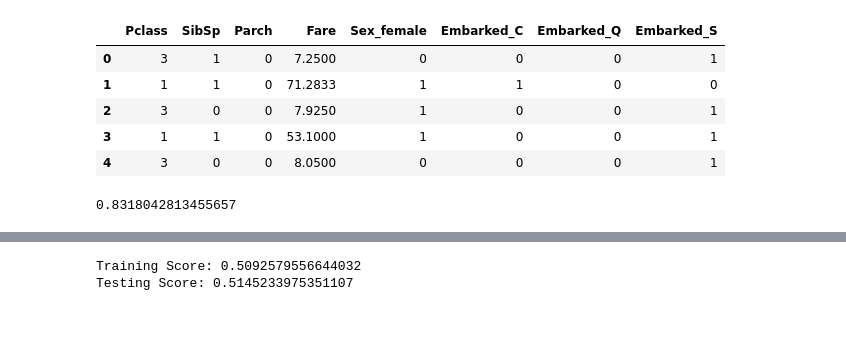
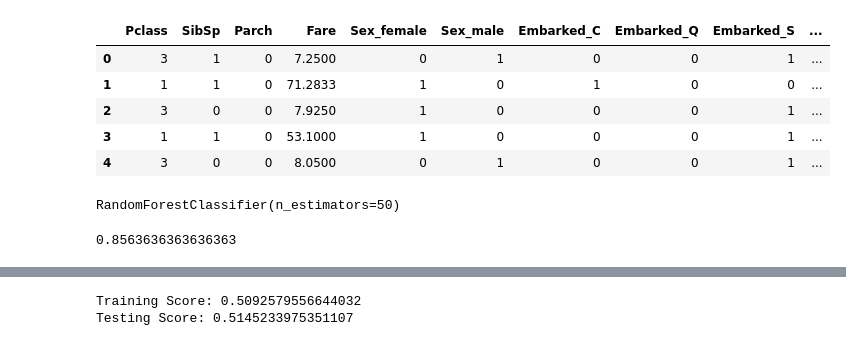
Before and after one commit to drrobb04/titanic-ml-project, a Jupyter notebook: Data Set Up - Copy.ipynb, the cells around one changed output, grey strips where cells are left out. Drawn from its saved outputs; the diff is of its cells as text; code cells hidden in the pictures.

```diff
--- a/Data Set Up - Copy.ipynb
+++ b/Data Set Up - Copy.ipynb
@@ -9,9 +9,28 @@ import numpy as np
 train_df = pd.read_csv("data/train.csv")
 test_df = pd.read_csv("data/test_1.csv")
 titanic_df = pd.concat([train_df,test_df], ignore_index = True)
-#titanic_df = titanic_df.Name.apply(lambda x: x.split(',')[1].split('.')[0].strip())
-titanic_df = titanic_df.drop(columns=['Name','Ticket','Cabin','Age'])
-titanic_df = pd.get_dummies(titanic_df, columns=['Sex','Embarked'])
+titanic_df['title'] = titanic_df.Name.apply(lambda x: x.split(',')[1].split('.')[0].strip())
+titanic_df = pd.get_dummies(titanic_df, columns=['Sex','Embarked','title'])
+titanic_df = titanic_df.drop(columns=[
+    'Name',
+    'Ticket',
+    'Cabin',
+    'Age',
+    'title_Major',
+    'title_Rev',
+    'title_Col',
+    'title_Dr',
+    'title_Jonkheer',
+    'title_Ms',
+    'title_Mme',
+    'title_Mlle',
+    'title_Lady',
+    'title_Dona',
+    'title_the Countess',
+    'title_Sir',
+    'title_Don',
+    'title_Capt'
+])
 #titanic_df = titanic_df.drop(columns=['Sex_female'])
 titanic_df
 # %% [output]
@@ -31,26 +50,26 @@ titanic_df
 # %%
 # RF ML Testing
 
 # targets
 target = titanic_df["Survived"]
 target_names = ["survived", "died"]
 
 #data
 data = titanic_df
 data = data.drop(columns=['Survived'])
 data = data.drop(columns=['PassengerId'])
-data = data.drop(columns=['Sex_male'])
+#data = data.drop(columns=['Sex_male'])
 
 feature_names = data.columns
 
 data.head()
 # %% [output]
-|  | Pclass | SibSp | Parch | Fare | Sex_female | Embarked_C | Embarked_Q | Embarked_S |
-| 0 | 3 | 1 | 0 | 7.2500 | 0 | 0 | 0 | 1 |
-| 1 | 1 | 1 | 0 | 71.2833 | 1 | 1 | 0 | 0 |
-| 2 | 3 | 0 | 0 | 7.9250 | 1 | 0 | 0 | 1 |
-| 3 | 1 | 1 | 0 | 53.1000 | 1 | 0 | 0 | 1 |
-| 4 | 3 | 0 | 0 | 8.0500 | 0 | 0 | 0 | 1 |
+|  | Pclass | SibSp | Parch | Fare | Sex_female | Sex_male | Embarked_C | Embarked_Q | Embarked_S | ... |
+| 0 | 3 | 1 | 0 | 7.2500 | 0 | 1 | 0 | 0 | 1 | ... |
+| 1 | 1 | 1 | 0 | 71.2833 | 1 | 0 | 1 | 0 | 0 | ... |
+| 2 | 3 | 0 | 0 | 7.9250 | 1 | 0 | 0 | 0 | 1 | ... |
+| 3 | 1 | 1 | 0 | 53.1000 | 1 | 0 | 0 | 0 | 1 | ... |
+| 4 | 3 | 0 | 0 | 8.0500 | 0 | 1 | 0 | 0 | 1 | ... |
 # %%
 #split data into test and train
 from sklearn.model_selection import train_test_split
@@ -58,11 +82,19 @@ X_train, X_test, y_train, y_test = train_test_split(data, target, random_state=4
 # %%
 # random forest set up
 from sklearn.ensemble import RandomForestClassifier
-rf = RandomForestClassifier(n_estimators=100)
-rf = rf.fit(X_train, y_train)
-rf.score(X_test, y_test)
+rf = RandomForestClassifier(n_estimators=50)
+# rf = rf.fit(X_train, y_train)
+# rf.score(X_test, y_test)
+rf
 # %% [output]
-0.8318042813455657
+RandomForestClassifier(n_estimators=50)
+# %%
+# rf = rf.fit(X_train, y_train)
+# rf.score(X_test, y_test)
+rf = rf.fit(X_trainScaled, y_train)
+rf.score(X_testScaled, y_test)
+# %% [output]
+0.8563636363636363
 # %%
 # We can sort the features by their importance
 sorted(zip(rf.feature_importances_, data), reverse=True)
```
Also changed, not shown: parts of 6 cells of this notebook.
